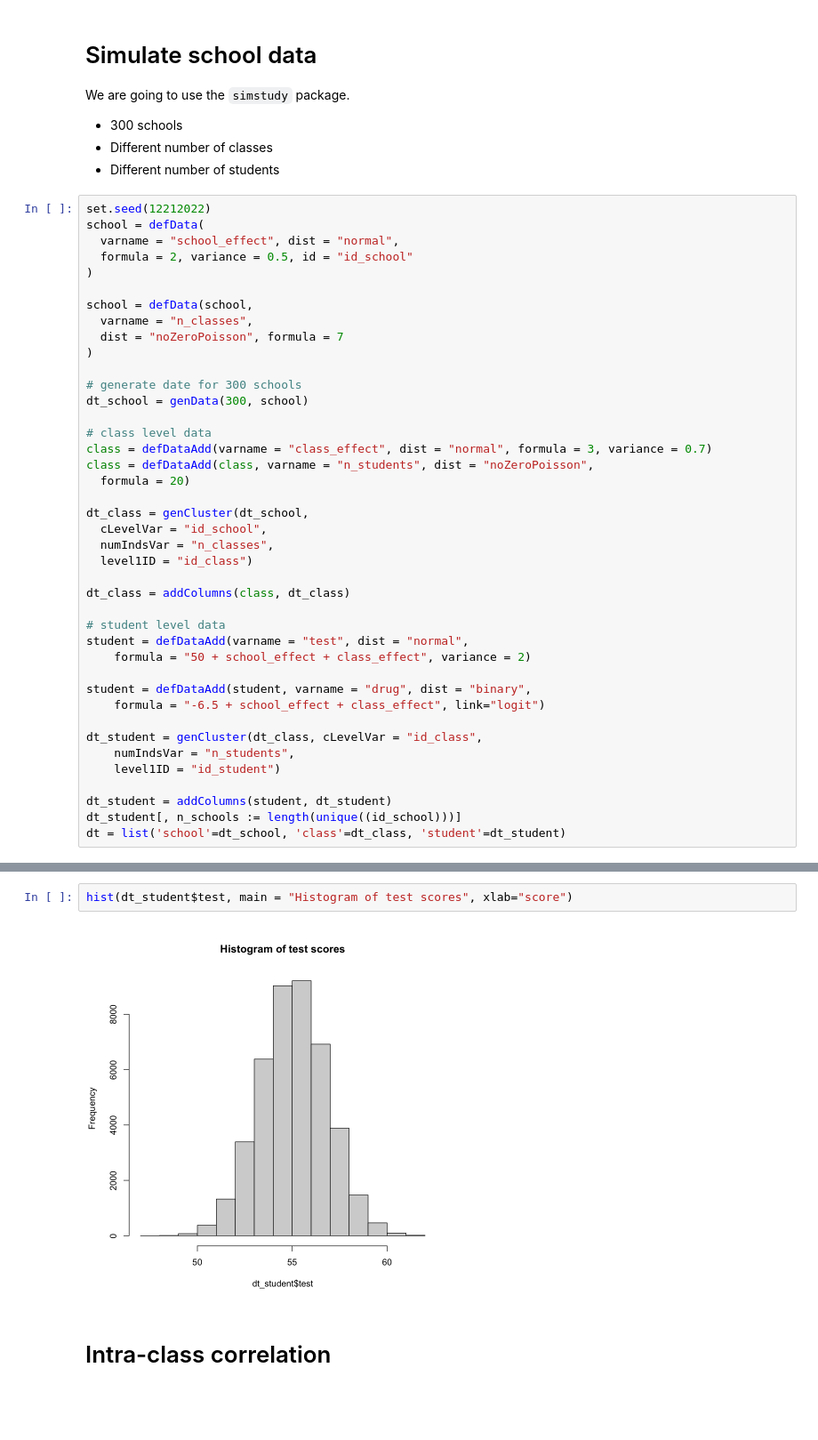
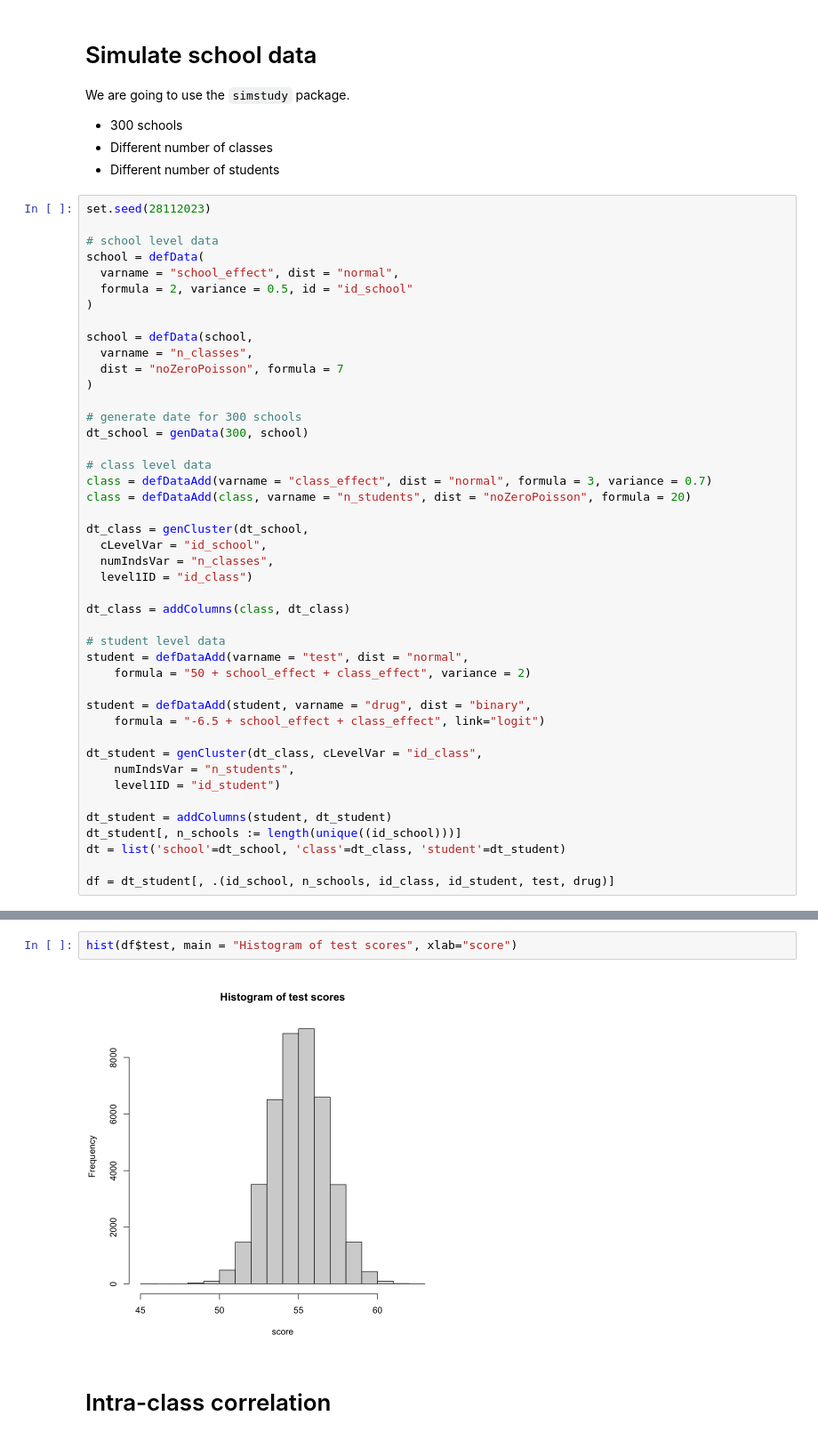
Before and after one commit to sdaza/survey-methods, a Jupyter notebook: code/2023-24/06-clustering.ipynb, the cells around one changed output, grey strips where cells are left out. Shown: that part at 89% size. Drawn from its saved outputs; the diff is of its cells as text; blank space fills up the shorter version.

```diff
--- a/code/2023-24/06-clustering.ipynb
+++ b/code/2023-24/06-clustering.ipynb
@@ -14,7 +14,9 @@ We are going to use the `simstudy` package.
 - Different number of classes
 - Different number of students
 # %%
-set.seed(12212022)
+set.seed(28112023)
+
+# school level data
 school = defData(
   varname = "school_effect", dist = "normal",
   formula = 2, variance = 0.5, id = "id_school"
@@ -30,8 +32,7 @@ dt_school = genData(300, school)
 
 # class level data
 class = defDataAdd(varname = "class_effect", dist = "normal", formula = 3, variance = 0.7)
-class = defDataAdd(class, varname = "n_students", dist = "noZeroPoisson",
-  formula = 20)
+class = defDataAdd(class, varname = "n_students", dist = "noZeroPoisson", formula = 20)
 
 dt_class = genCluster(dt_school,
   cLevelVar = "id_school",
@@ -54,3 +55,5 @@ dt_student = genCluster(dt_class, cLevelVar = "id_class",
 dt_student = addColumns(student, dt_student)
 dt_student[, n_schools := length(unique((id_school)))]
 dt = list('school'=dt_school, 'class'=dt_class, 'student'=dt_student)
+
+df = dt_student[, .(id_school, n_schools, id_class, id_student, test, drug)]
@@ -78,7 +85,7 @@ prop.table(table(dt_student$drug))
 # %%
-hist(dt_student$test, main = "Histogram of test scores", xlab="score")
+hist(df$test, main = "Histogram of test scores", xlab="score")
 # %% [output]
-[figure, old version]
+[figure, new version]
 # %% [markdown]
 # Intra-class correlation
 # %%
```
Also changed, not shown: parts of 31 cells of this notebook, 4 other files.
